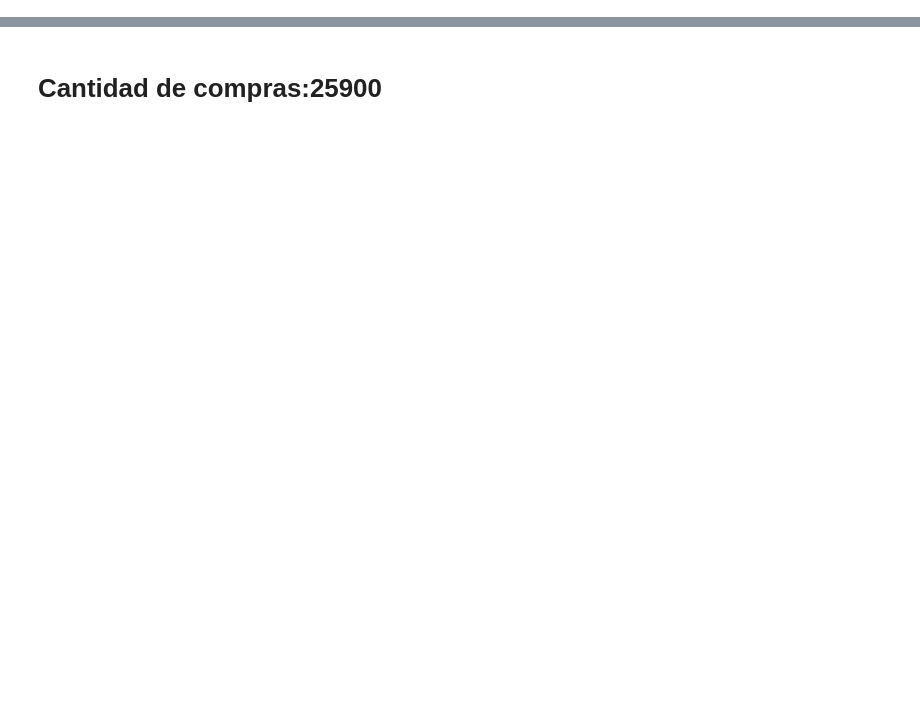
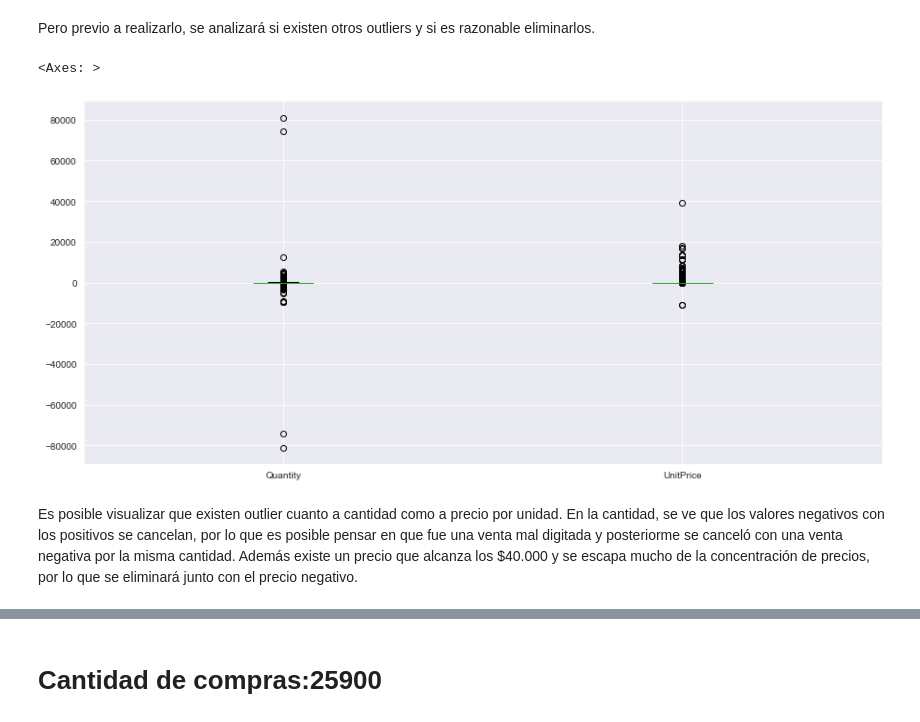
Before and after one commit to CabelloAlvaro/Proyecto_DS, a Jupyter notebook: Proyecto_final_Parte1_Alvaro_Cabello.ipynb, the cells around one changed output, grey strips where cells are left out. Drawn from its saved outputs; the diff is of its cells as text; code cells hidden in the pictures; blank space fills up the shorter version.

```diff
--- a/Proyecto_final_Parte1_Alvaro_Cabello.ipynb
+++ b/Proyecto_final_Parte1_Alvaro_Cabello.ipynb
@@ -71,0 +144,9 @@ dtype: object
+# %% [markdown]
+Pero previo a realizarlo, se analizará si existen otros outliers y si es razonable eliminarlos.
+# %%
+data[['Quantity','UnitPrice']].boxplot(figsize=(15,7))
+# %% [output]
+<Axes: >
+[figure, added]
+# %% [markdown]
+Es posible visualizar que existen outlier cuanto a cantidad como a precio por unidad. En la cantidad, se ve que los valores negativos con los positivos se cancelan, por lo que es posible pensar en que fue una venta mal digitada y posteriorme se canceló con una venta negativa por la misma cantidad. Además existe un precio que alcanza los $40.000 y se escapa mucho de la concentración de precios, por lo que se eliminará junto con el precio negativo.
```
Also changed, not shown: parts of 31 cells of this notebook.
